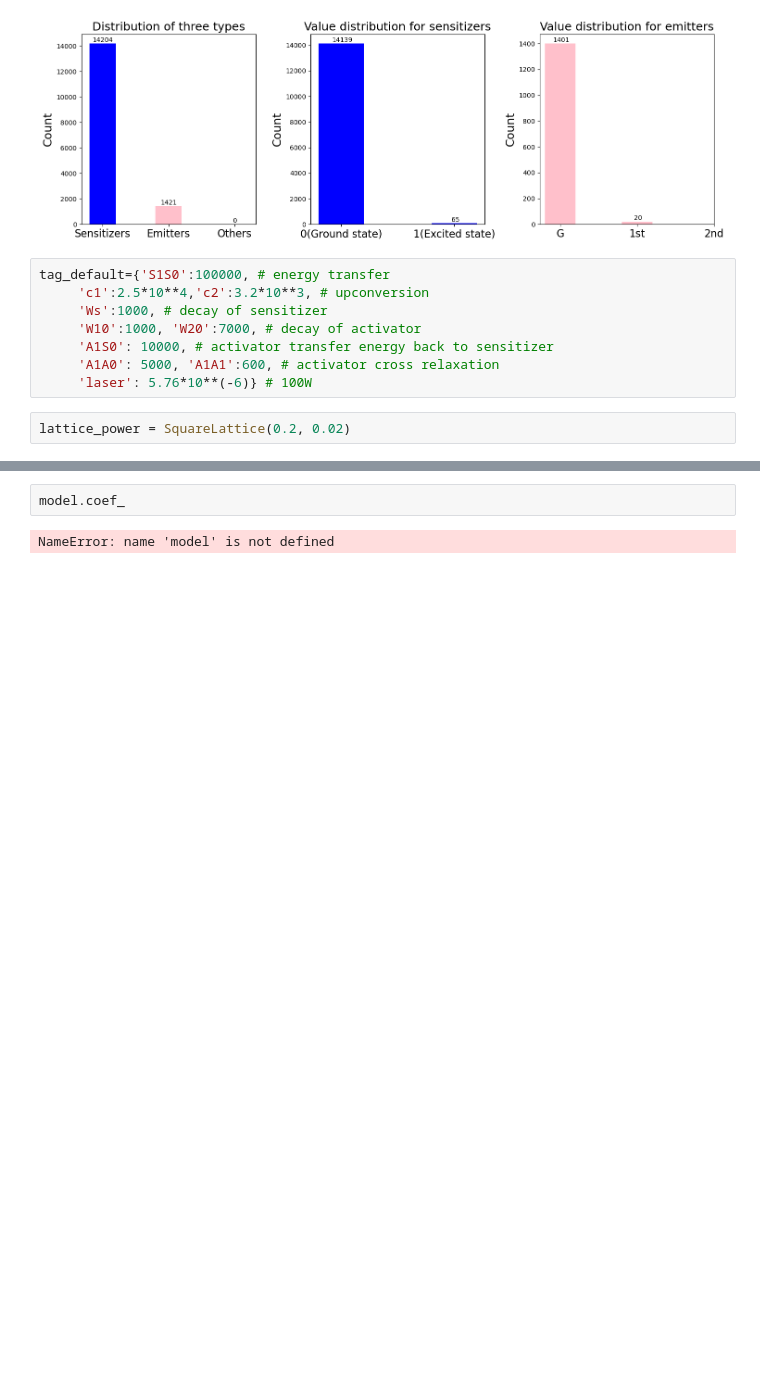
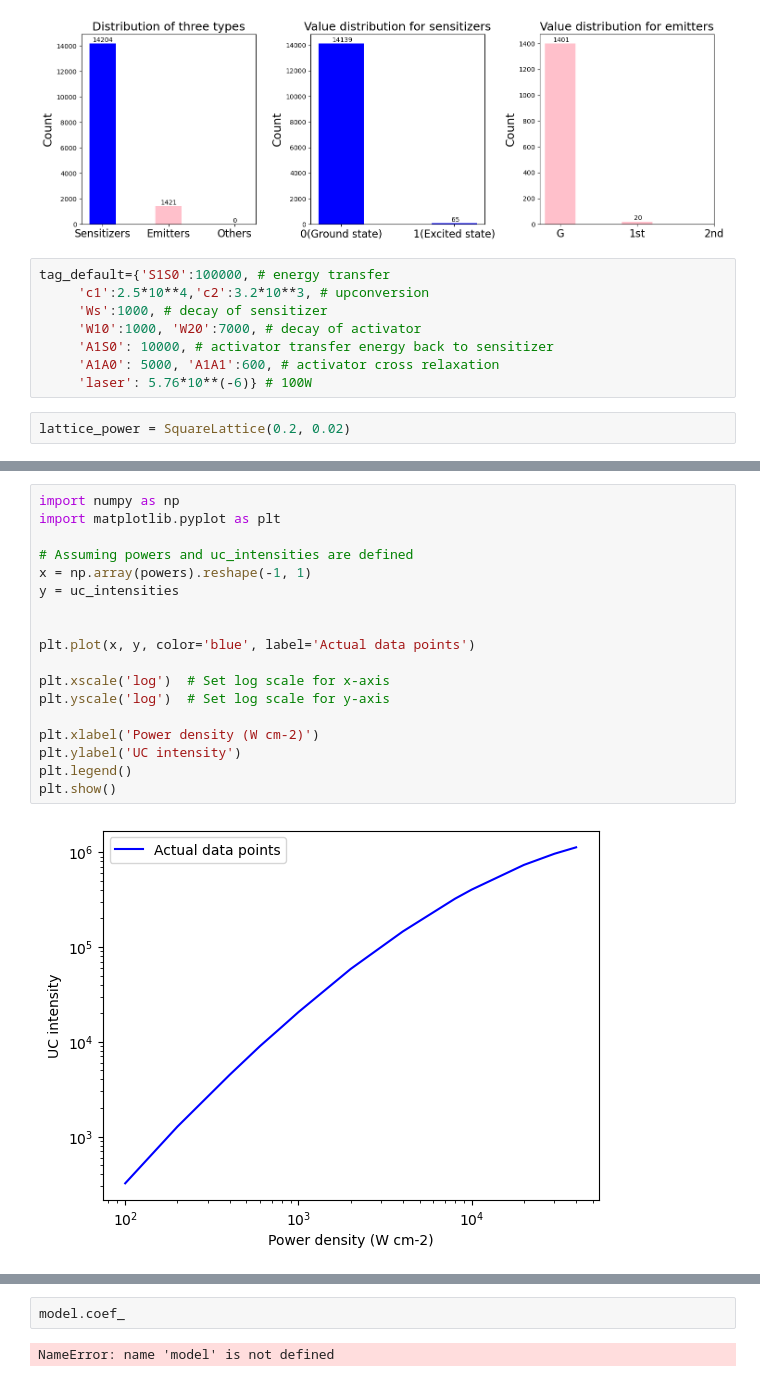
Before and after one commit to yzheng0331/ODE-coefs, a Jupyter notebook: MC_Er/mc2.ipynb, the cells around one changed output, grey strips where cells are left out. Drawn from its saved outputs; the diff is of its cells as text; blank space fills up the shorter version.

```diff
--- a/MC_Er/mc2.ipynb
+++ b/MC_Er/mc2.ipynb
@@ -84,3 +93,23 @@ plt.show()
+# %%
+import numpy as np
+import matplotlib.pyplot as plt
+
+# Assuming powers and uc_intensities are defined
+x = np.array(powers).reshape(-1, 1)
+y = uc_intensities
+
+
+plt.plot(x, y, color='blue', label='Actual data points')
+
+plt.xscale('log')  # Set log scale for x-axis
+plt.yscale('log')  # Set log scale for y-axis
+
+plt.xlabel('Power density (W cm-2)')
+plt.ylabel('UC intensity')
+plt.legend()
+plt.show()
+# %% [output]
+[figure, added]
 # %%
 log_x = np.log(x)
 log_y = np.log(y)
```
Also changed, not shown: parts of 7 cells of this notebook, 2 other files.
